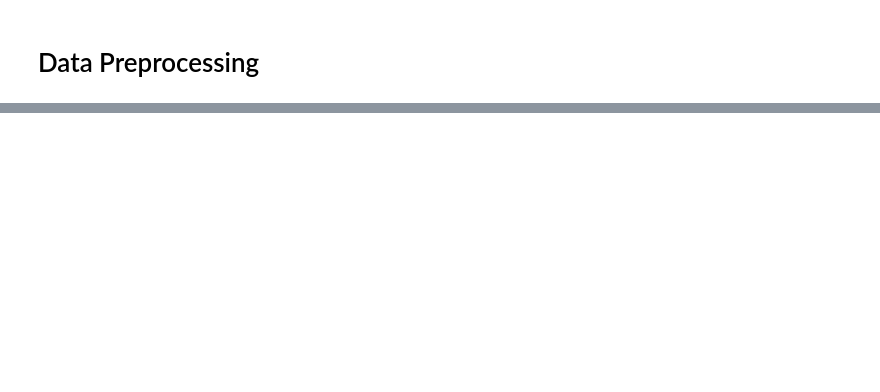
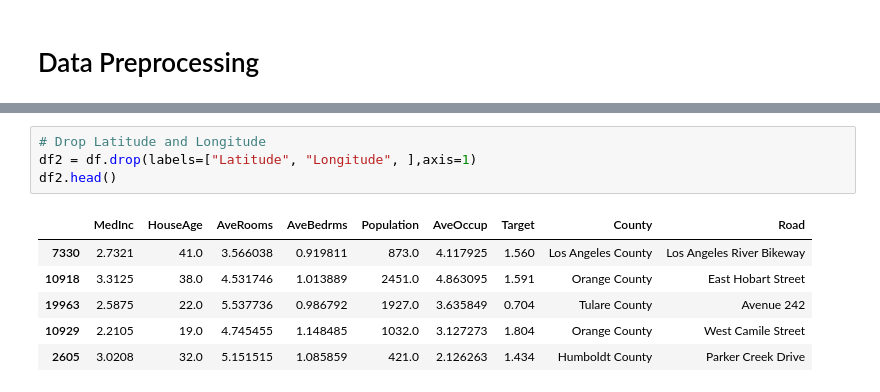
Before and after one commit to jerinpious/House-Price-Prediction, a Jupyter notebook: main.ipynb, the cells around one changed output, grey strips where cells are left out. Saved outputs shown, nothing was run; the diff lists cells and outputs as text; blank space fills up the shorter version.

```diff
--- a/main.ipynb
+++ b/main.ipynb
@@ -103,0 +154,11 @@ geolocator = Nominatim(user_agent='geoapiExercises')
+# %%
+# Drop Latitude and Longitude
+df2 = df.drop(labels=["Latitude", "Longitude", ],axis=1)
+df2.head()
+# %% [output]
+|  | MedInc | HouseAge | AveRooms | AveBedrms | Population | AveOccup | Target | County | Road |
+| 7330 | 2.7321 | 41.0 | 3.566038 | 0.919811 | 873.0 | 4.117925 | 1.560 | Los Angeles County | Los Angeles River Bikeway |
+| 10918 | 3.3125 | 38.0 | 4.531746 | 1.013889 | 2451.0 | 4.863095 | 1.591 | Orange County | East Hobart Street |
+| 19963 | 2.5875 | 22.0 | 5.537736 | 0.986792 | 1927.0 | 3.635849 | 0.704 | Tulare County | Avenue 242 |
+| 10929 | 2.2105 | 19.0 | 4.745455 | 1.148485 | 1032.0 | 3.127273 | 1.804 | Orange County | West Camile Street |
+| 2605 | 3.0208 | 32.0 | 5.151515 | 1.085859 | 421.0 | 2.126263 | 1.434 | Humboldt County | Parker Creek Drive |
```
Also changed, not shown: parts of 15 cells of this notebook.
